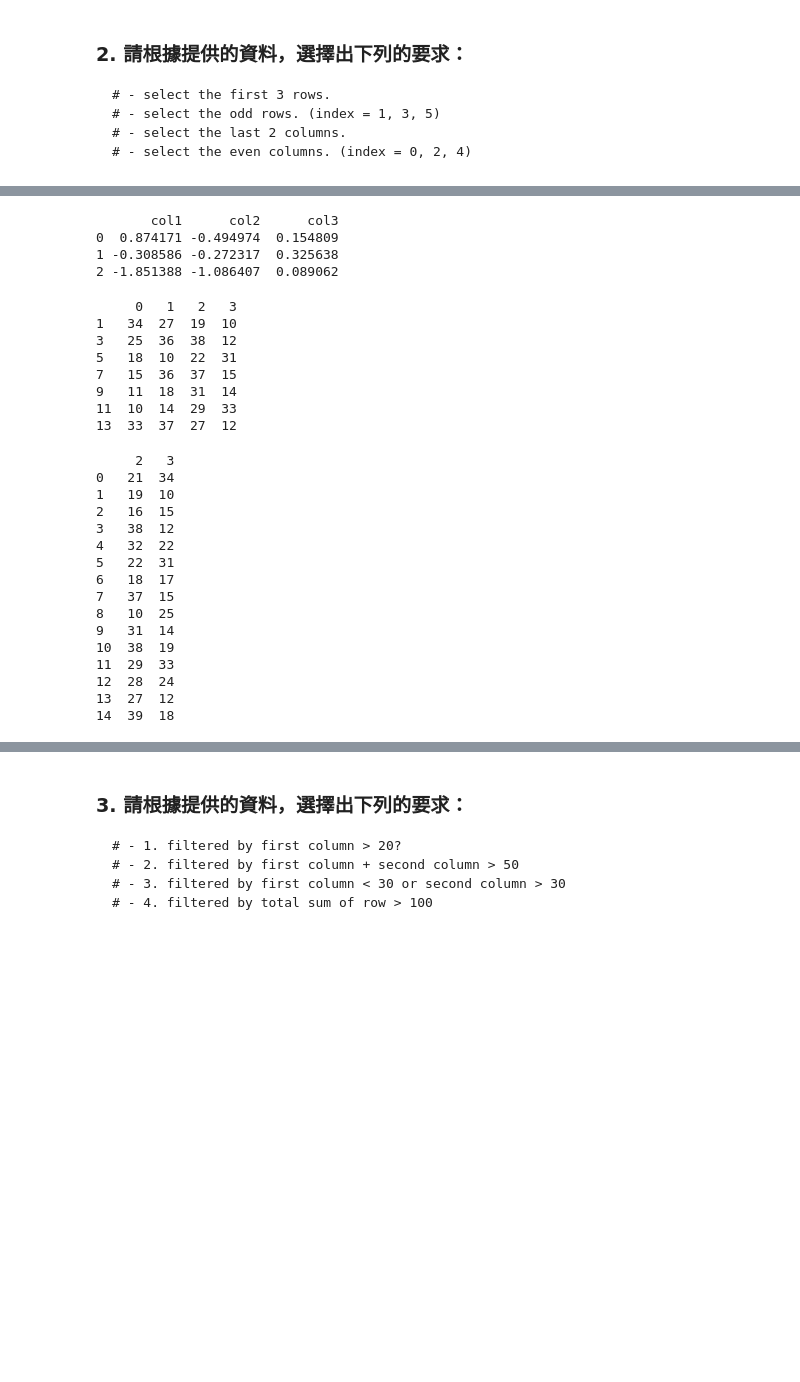
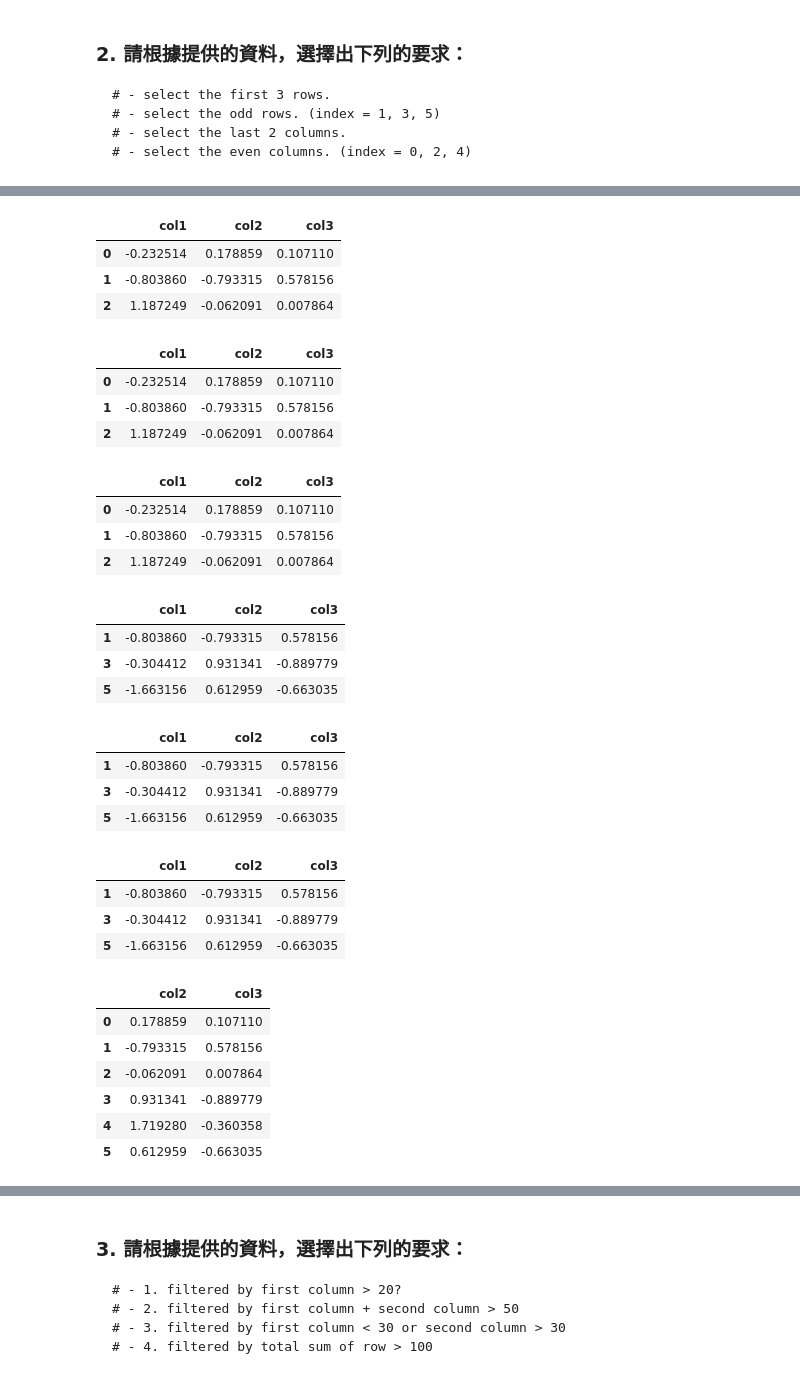
Before and after one commit to ting-yang14/Data-science-60Days, a Jupyter notebook: D10.ipynb, the cells around one changed output, grey strips where cells are left out. Drawn from its saved outputs; the diff is of its cells as text; code cells hidden in the pictures; blank space fills up the shorter version.

```diff
--- a/D10.ipynb
+++ b/D10.ipynb
@@ -70,42 +70,57 @@ df
 # %%
 # - select the first 3 rows.
-print(df[0:3])
+df[0:3]
 # %% [output]
-       col1      col2      col3
-0  0.874171 -0.494974  0.154809
-1 -0.308586 -0.272317  0.325638
-2 -1.851388 -1.086407  0.089062
+|  | col1 | col2 | col3 |
+| 0 | -0.232514 | 0.178859 | 0.107110 |
+| 1 | -0.803860 | -0.793315 | 0.578156 |
+| 2 | 1.187249 | -0.062091 | 0.007864 |
+# %%
+df.iloc[0:3,:]
+# %% [output]
+|  | col1 | col2 | col3 |
+| 0 | -0.232514 | 0.178859 | 0.107110 |
+| 1 | -0.803860 | -0.793315 | 0.578156 |
+| 2 | 1.187249 | -0.062091 | 0.007864 |
+# %%
+df.iloc[0:3]
+# %% [output]
+|  | col1 | col2 | col3 |
+| 0 | -0.232514 | 0.178859 | 0.107110 |
+| 1 | -0.803860 | -0.793315 | 0.578156 |
+| 2 | 1.187249 | -0.062091 | 0.007864 |
 # %%
 # - select the odd rows. (index = 1, 3, 5)
-print(df[df.index%2==1])
+df[df.index%2==1]
 # %% [output]
-     0   1   2   3
-1   34  27  19  10
-3   25  36  38  12
-5   18  10  22  31
-7   15  36  37  15
-9   11  18  31  14
-11  10  14  29  33
-13  33  37  27  12
+|  | col1 | col2 | col3 |
+| 1 | -0.803860 | -0.793315 | 0.578156 |
+| 3 | -0.304412 | 0.931341 | -0.889779 |
+| 5 | -1.663156 | 0.612959 | -0.663035 |
+# %%
+df[1::2]
+# %% [output]
+|  | col1 | col2 | col3 |
+| 1 | -0.803860 | -0.793315 | 0.578156 |
+| 3 | -0.304412 | 0.931341 | -0.889779 |
+| 5 | -1.663156 | 0.612959 | -0.663035 |
+# %%
+df.iloc[1::2,:]
+# %% [output]
+|  | col1 | col2 | col3 |
+| 1 | -0.803860 | -0.793315 | 0.578156 |
+| 3 | -0.304412 | 0.931341 | -0.889779 |
+| 5 | -1.663156 | 0.612959 | -0.663035 |
 # %%
 # - select the last 2 columns.
-print(df.iloc[:,-2:])
+df.iloc[:,-2:]
 # %% [output]
-     2   3
-0   21  34
-1   19  10
-2   16  15
-3   38  12
-4   32  22
-5   22  31
-6   18  17
-7   37  15
-8   10  25
-9   31  14
-10  38  19
-11  29  33
-12  28  24
-13  27  12
-14  39  18
+|  | col2 | col3 |
+| 0 | 0.178859 | 0.107110 |
+| 1 | -0.793315 | 0.578156 |
+| 2 | -0.062091 | 0.007864 |
+| 3 | 0.931341 | -0.889779 |
+| 4 | 1.719280 | -0.360358 |
+| 5 | 0.612959 | -0.663035 |
 # %%
 # - select the even columns. (index = 0, 2, 4)
```
Also changed, not shown: parts of 3 cells of this notebook.
